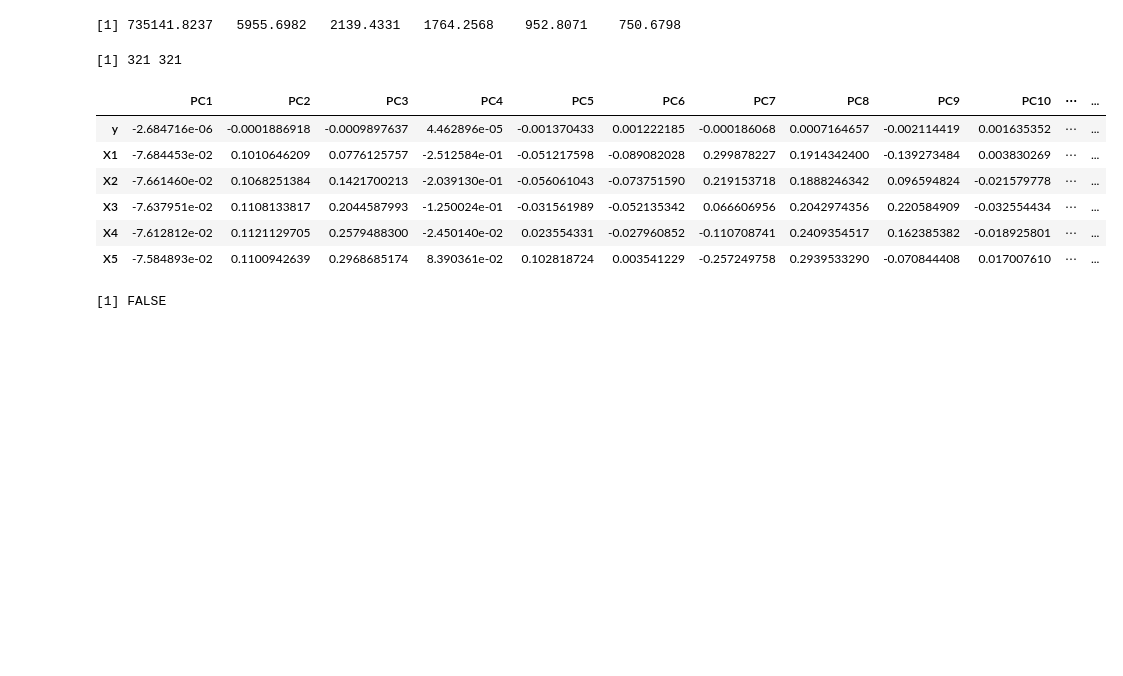
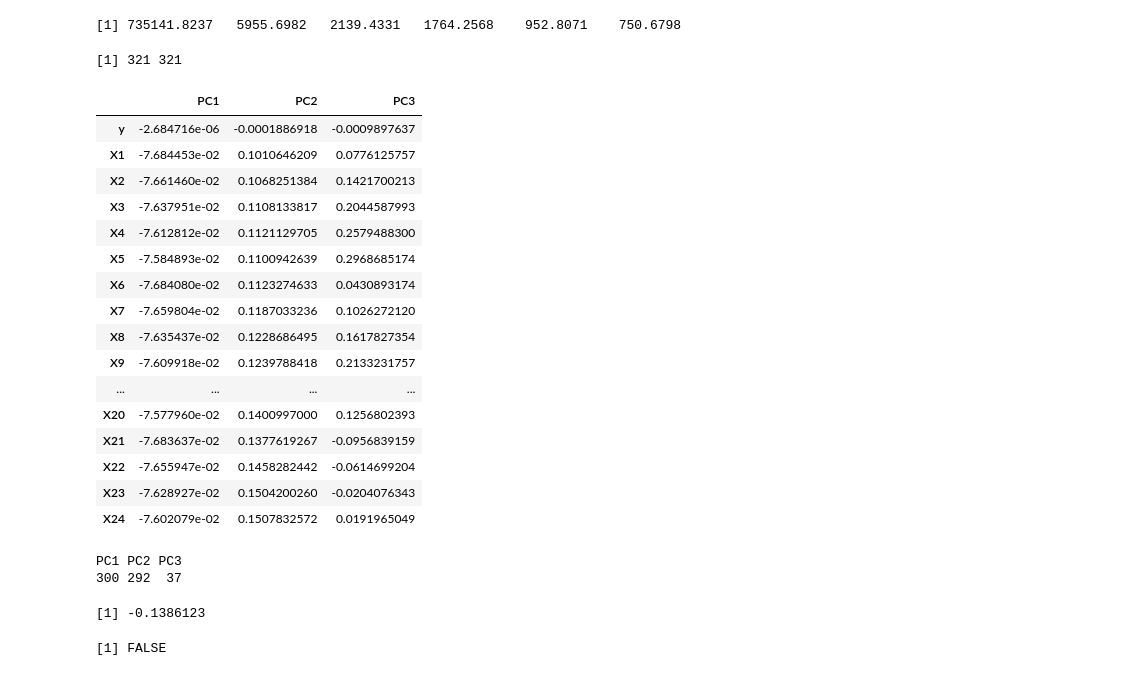
Before and after one commit to yerartdev/uc-m1966-datamining, a Jupyter notebook: d2/T02-m1966-clasificacion-reduccion-dimensionalidad.ipynb, the cells around one changed output. Drawn from its saved outputs; the diff is of its cells as text; code cells hidden in the pictures; blank space fills up the shorter version.

```diff
--- a/d2/T02-m1966-clasificacion-reduccion-dimensionalidad.ipynb
+++ b/d2/T02-m1966-clasificacion-reduccion-dimensionalidad.ipynb
@@ -126,19 +130,39 @@ head(pca_full$sdev)
 # %%
 #::GMG::Descipción
 # https://www.rdocumentation.org/packages/stats/versions/3.5.2/topics/prcomp
 # rotation : the matrix of variable loadings (columns are eigenvectors)
 #::nota::
 dim(pca_full$rotation)
-head(pca_full$rotation)
+#::GMG::Vemos las tres primeras PC's ...
+head(pca_full$rotation[,1:3],n = 25)
 # %% [output]
 [1] 321 321
-|  | PC1 | PC2 | PC3 | PC4 | PC5 | PC6 | PC7 | PC8 | PC9 | PC10 | ⋯ | ... |
-| y | -2.684716e-06 | -0.0001886918 | -0.0009897637 | 4.462896e-05 | -0.001370433 | 0.001222185 | -0.000186068 | 0.0007164657 | -0.002114419 | 0.001635352 | ⋯ | ... |
-| X1 | -7.684453e-02 | 0.1010646209 | 0.0776125757 | -2.512584e-01 | -0.051217598 | -0.089082028 | 0.299878227 | 0.1914342400 | -0.139273484 | 0.003830269 | ⋯ | ... |
-| X2 | -7.661460e-02 | 0.1068251384 | 0.1421700213 | -2.039130e-01 | -0.056061043 | -0.073751590 | 0.219153718 | 0.1888246342 | 0.096594824 | -0.021579778 | ⋯ | ... |
-| X3 | -7.637951e-02 | 0.1108133817 | 0.2044587993 | -1.250024e-01 | -0.031561989 | -0.052135342 | 0.066606956 | 0.2042974356 | 0.220584909 | -0.032554434 | ⋯ | ... |
-| X4 | -7.612812e-02 | 0.1121129705 | 0.2579488300 | -2.450140e-02 | 0.023554331 | -0.027960852 | -0.110708741 | 0.2409354517 | 0.162385382 | -0.018925801 | ⋯ | ... |
-| X5 | -7.584893e-02 | 0.1100942639 | 0.2968685174 | 8.390361e-02 | 0.102818724 | 0.003541229 | -0.257249758 | 0.2939533290 | -0.070844408 | 0.017007610 | ⋯ | ... |
+|  | PC1 | PC2 | PC3 |
+| y | -2.684716e-06 | -0.0001886918 | -0.0009897637 |
+| X1 | -7.684453e-02 | 0.1010646209 | 0.0776125757 |
+| X2 | -7.661460e-02 | 0.1068251384 | 0.1421700213 |
+| X3 | -7.637951e-02 | 0.1108133817 | 0.2044587993 |
+| X4 | -7.612812e-02 | 0.1121129705 | 0.2579488300 |
+| X5 | -7.584893e-02 | 0.1100942639 | 0.2968685174 |
+| X6 | -7.684080e-02 | 0.1123274633 | 0.0430893174 |
+| X7 | -7.659804e-02 | 0.1187033236 | 0.1026272120 |
+| X8 | -7.635437e-02 | 0.1228686495 | 0.1617827354 |
+| X9 | -7.609918e-02 | 0.1239788418 | 0.2133231757 |
+| ... | ... | ... | ... |
+| X20 | -7.577960e-02 | 0.1400997000 | 0.1256802393 |
+| X21 | -7.683637e-02 | 0.1377619267 | -0.0956839159 |
+| X22 | -7.655947e-02 | 0.1458282442 | -0.0614699204 |
+| X23 | -7.628927e-02 | 0.1504200260 | -0.0204076343 |
+| X24 | -7.602079e-02 | 0.1507832572 | 0.0191965049 |
+# %%
+apply(pca_full$rotation[,1:3],2,which.min)
+# %% [output]
+PC1 PC2 PC3
+300 292  37
+# %%
+pca_full$rotation[300,1]
+# %% [output]
+[1] -0.1386123
 # %%
 #::GMG::Descipción
 # https://www.rdocumentation.org/packages/stats/versions/3.5.2/topics/prcomp
```
Also changed, not shown: parts of 12 cells of this notebook.
